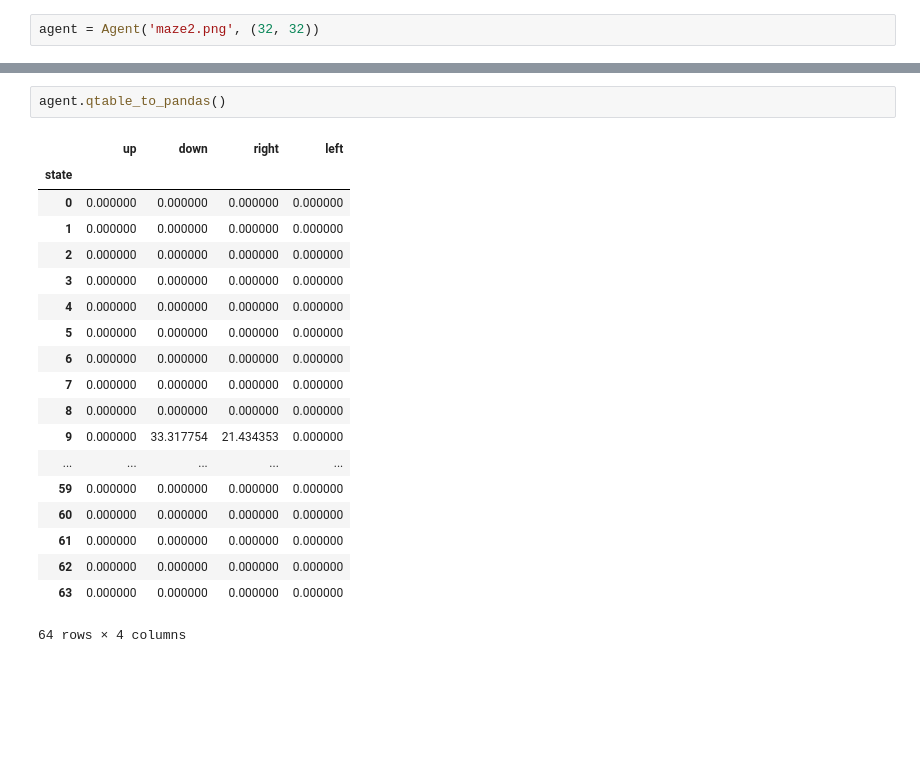
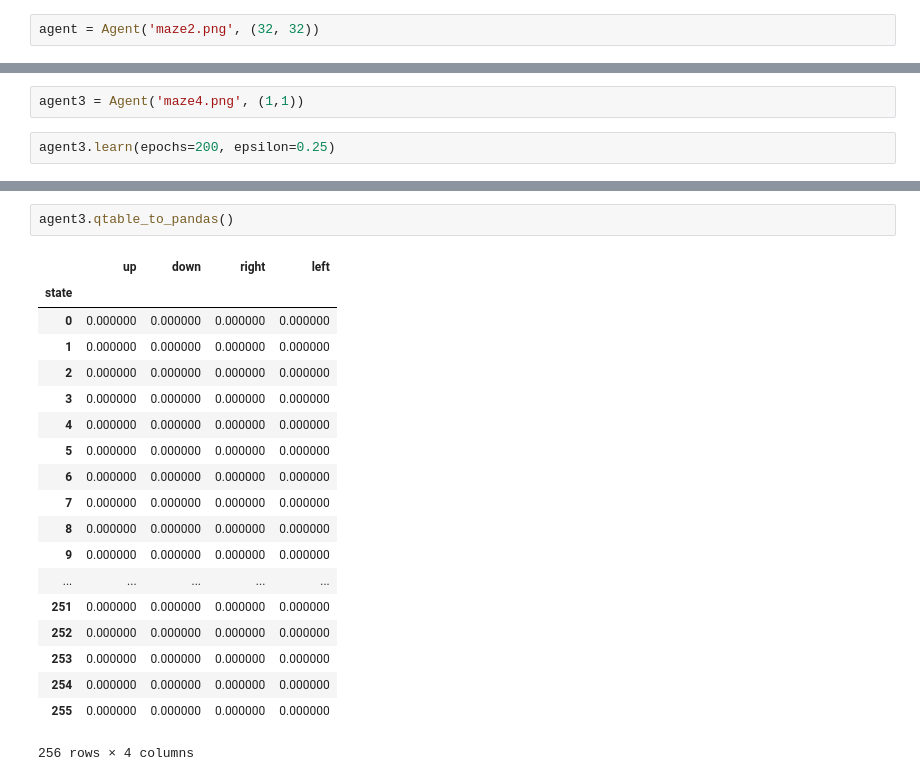
Before and after one commit to SKROLL26/qlearning-maze, a Jupyter notebook: Q Learning Maze.ipynb, the cells around one changed output, grey strips where cells are left out. Saved outputs shown, nothing was run; the diff lists cells and outputs as text; blank space fills up the shorter version.

```diff
--- a/Q Learning Maze.ipynb
+++ b/Q Learning Maze.ipynb
@@ -137,0 +195,4 @@ KeyboardInterrupt:
+# %%
+agent3 = Agent('maze4.png', (1,1))
+# %%
+agent3.learn(epochs=200, epsilon=0.25)
@@ -138,22 +205,22 @@ KeyboardInterrupt:
 # %%
-agent.qtable_to_pandas()
+agent3.qtable_to_pandas()
 # %% [output]
 |  | up | down | right | left |
 | state |  |  |  |  |
 | 0 | 0.000000 | 0.000000 | 0.000000 | 0.000000 |
 | 1 | 0.000000 | 0.000000 | 0.000000 | 0.000000 |
 | 2 | 0.000000 | 0.000000 | 0.000000 | 0.000000 |
 | 3 | 0.000000 | 0.000000 | 0.000000 | 0.000000 |
 | 4 | 0.000000 | 0.000000 | 0.000000 | 0.000000 |
 | 5 | 0.000000 | 0.000000 | 0.000000 | 0.000000 |
 | 6 | 0.000000 | 0.000000 | 0.000000 | 0.000000 |
 | 7 | 0.000000 | 0.000000 | 0.000000 | 0.000000 |
 | 8 | 0.000000 | 0.000000 | 0.000000 | 0.000000 |
-| 9 | 0.000000 | 33.317754 | 21.434353 | 0.000000 |
+| 9 | 0.000000 | 0.000000 | 0.000000 | 0.000000 |
 | ... | ... | ... | ... | ... |
-| 59 | 0.000000 | 0.000000 | 0.000000 | 0.000000 |
-| 60 | 0.000000 | 0.000000 | 0.000000 | 0.000000 |
-| 61 | 0.000000 | 0.000000 | 0.000000 | 0.000000 |
-| 62 | 0.000000 | 0.000000 | 0.000000 | 0.000000 |
-| 63 | 0.000000 | 0.000000 | 0.000000 | 0.000000 |
+| 251 | 0.000000 | 0.000000 | 0.000000 | 0.000000 |
+| 252 | 0.000000 | 0.000000 | 0.000000 | 0.000000 |
+| 253 | 0.000000 | 0.000000 | 0.000000 | 0.000000 |
+| 254 | 0.000000 | 0.000000 | 0.000000 | 0.000000 |
+| 255 | 0.000000 | 0.000000 | 0.000000 | 0.000000 |
-64 rows × 4 columns
+256 rows × 4 columns
```
Also changed, not shown: parts of 11 cells of this notebook, 3 other files.
